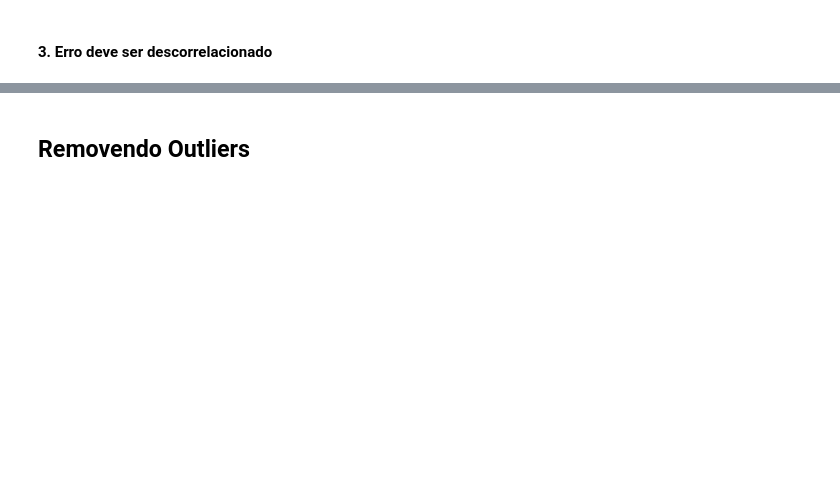
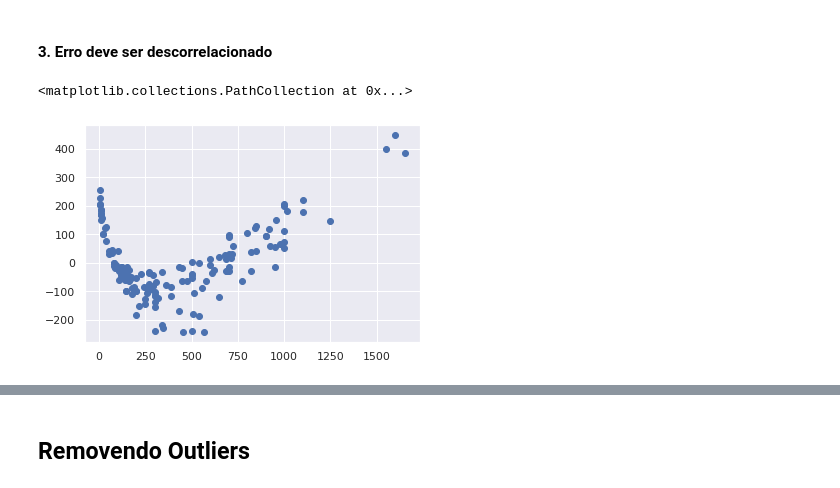
Before and after one commit to walisson-silva-ada/827-data-science, a Jupyter notebook: 02. Regressão Linear/2.2. Regressão Linear Múltipla.ipynb, the cells around one changed output, grey strips where cells are left out. Drawn from its saved outputs; the diff is of its cells as text; code cells hidden in the pictures; blank space fills up the shorter version.

```diff
--- a/02. Regressão Linear/2.2. Regressão Linear Múltipla.ipynb
+++ b/02. Regressão Linear/2.2. Regressão Linear Múltipla.ipynb
@@ -252,2 +282,7 @@ Notes:
 # %% [markdown]
 #### 3. Erro deve ser descorrelacionado
+# %%
+plt.scatter(y, model.resid)
+# %% [output]
+<matplotlib.collections.PathCollection at 0x...>
+[figure, added]
```
Also changed, not shown: parts of 35 cells of this notebook.
